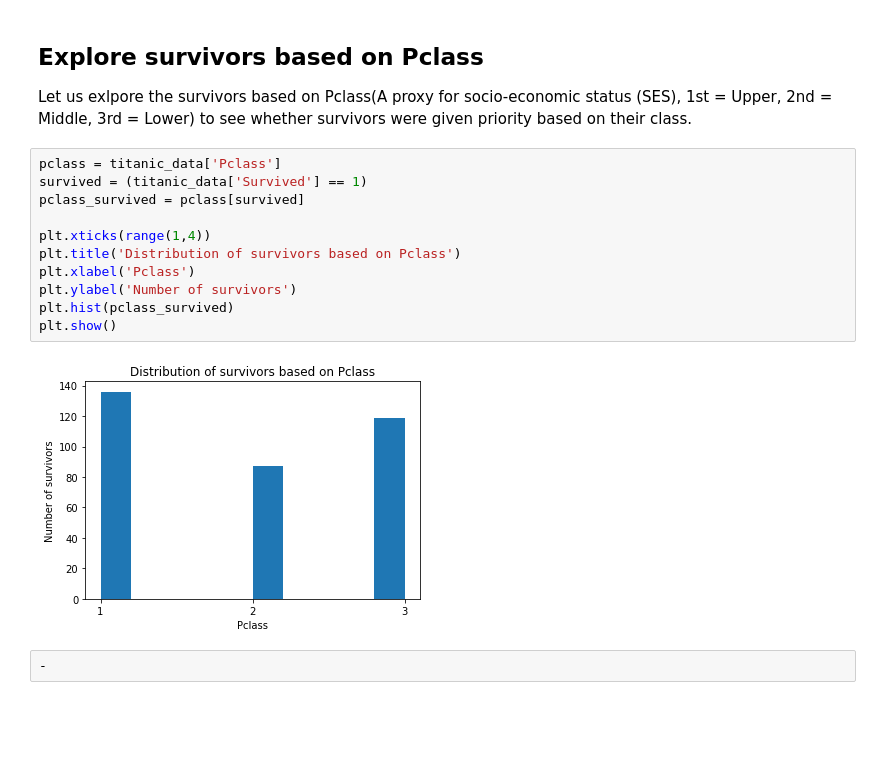
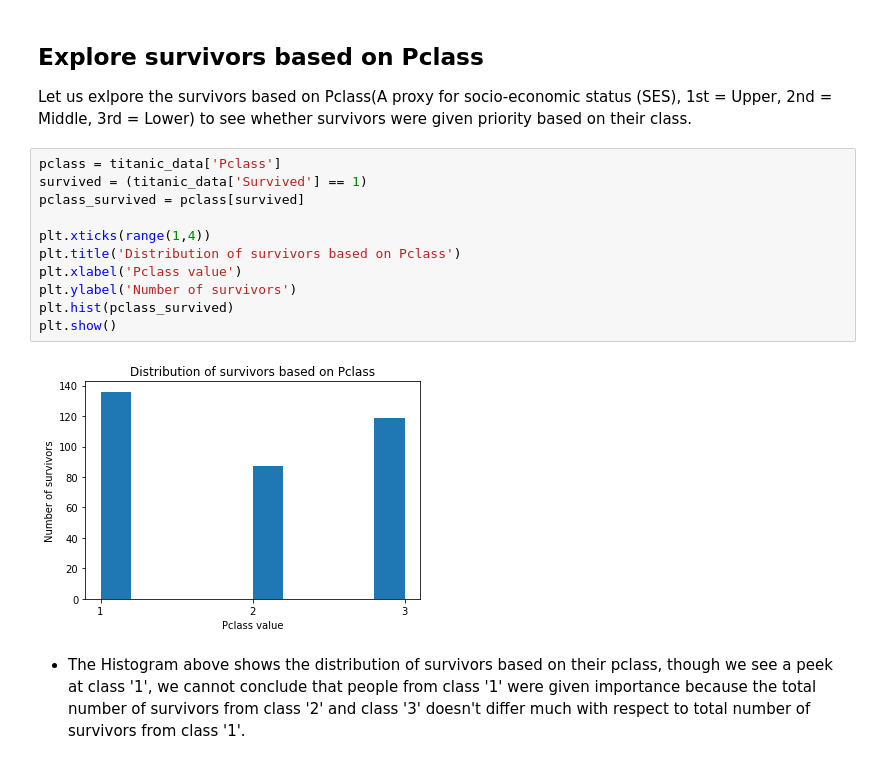
Before and after one commit to chaitanya6761/Udacity-Data-Analyst-Nano-Degree, a Jupyter notebook: P1 Investigate A Dataset(Titanic Survival Data)/Titanic_Data_Analysis.ipynb, the cells around one changed output. Drawn from its saved outputs; the diff is of its cells as text; blank space fills up the shorter version.

Commit message:
added key note for pclass hist

```diff
--- a/P1 Investigate A Dataset(Titanic Survival Data)/Titanic_Data_Analysis.ipynb
+++ b/P1 Investigate A Dataset(Titanic Survival Data)/Titanic_Data_Analysis.ipynb
@@ -110,15 +110,15 @@ Let us exlpore the survivors based on Pclass(A proxy for socio-economic status (
 # %%
 pclass = titanic_data['Pclass']
 survived = (titanic_data['Survived'] == 1)
 pclass_survived = pclass[survived]
 
 plt.xticks(range(1,4))
 plt.title('Distribution of survivors based on Pclass')
-plt.xlabel('Pclass')
+plt.xlabel('Pclass value')
 plt.ylabel('Number of survivors')
 plt.hist(pclass_survived)
 plt.show()
 # %% [output]
-[figure, old version]
+[figure, new version]
-# %%
--
+# %% [markdown]
+- The Histogram above shows the distribution of survivors based on their pclass, though we see a peek at class '1', we cannot conclude that people from class '1' were given importance because the total number of survivors from class '2' and class '3' doesn't differ much with respect to total number of survivors from class '1'.
```
